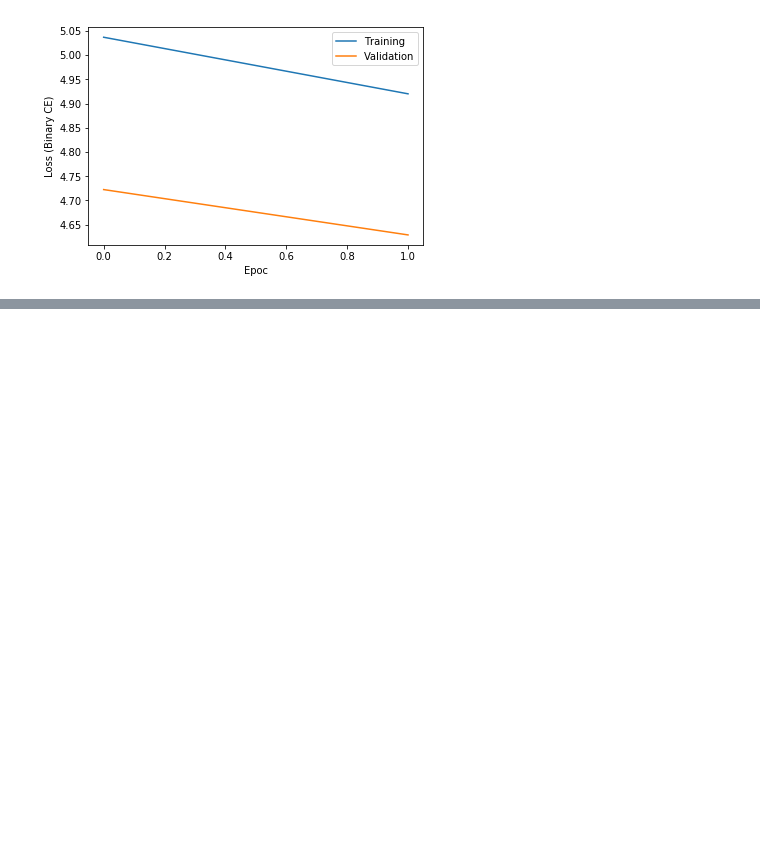
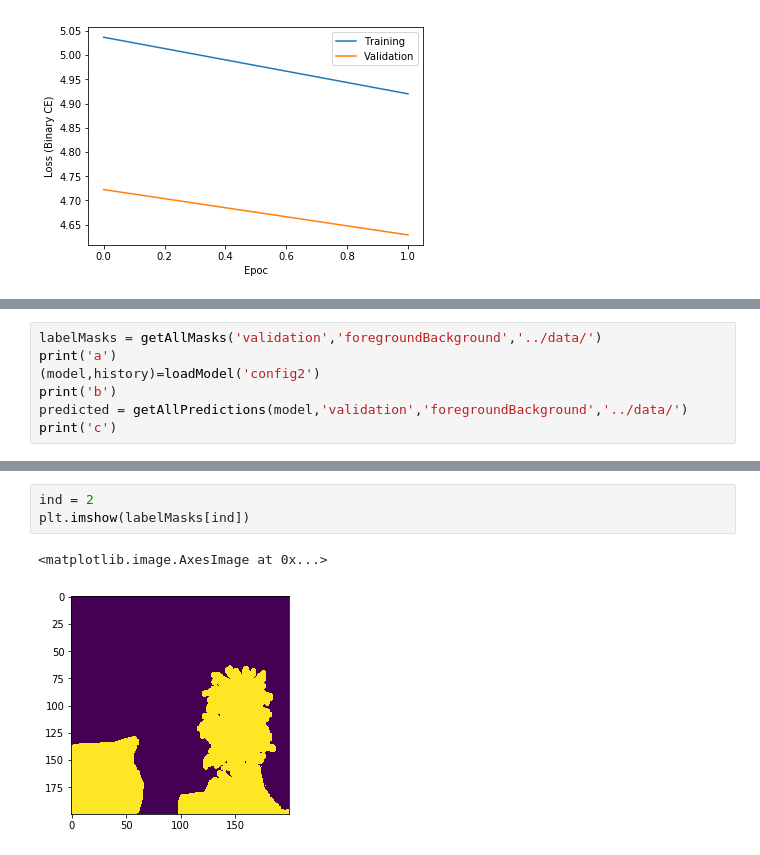
Before and after one commit to RushilDaya/DeepVision, a Jupyter notebook: scripts/03_segmentation_visualise.ipynb, the cells around one changed output, grey strips where cells are left out. Saved outputs shown, nothing was run; the diff lists cells and outputs as text; blank space fills up the shorter version.

```diff
--- a/scripts/03_segmentation_visualise.ipynb
+++ b/scripts/03_segmentation_visualise.ipynb
@@ -63,0 +139,7 @@ plt.imshow(decoded_imgs[291,:,:,0])
+# %%
+labelMasks = getAllMasks('validation','foregroundBackground','../data/')
+print('a')
+(model,history)=loadModel('config2')
+print('b')
+predicted = getAllPredictions(model,'validation','foregroundBackground','../data/')
+print('c')
@@ -63,0 +178,6 @@ plt.imshow(decoded_imgs[291,:,:,0])
+# %%
+ind = 2
+plt.imshow(labelMasks[ind])
+# %% [output]
+<matplotlib.image.AxesImage at 0x...>
+[figure, added]
```
Also changed, not shown: parts of 6 cells of this notebook.
